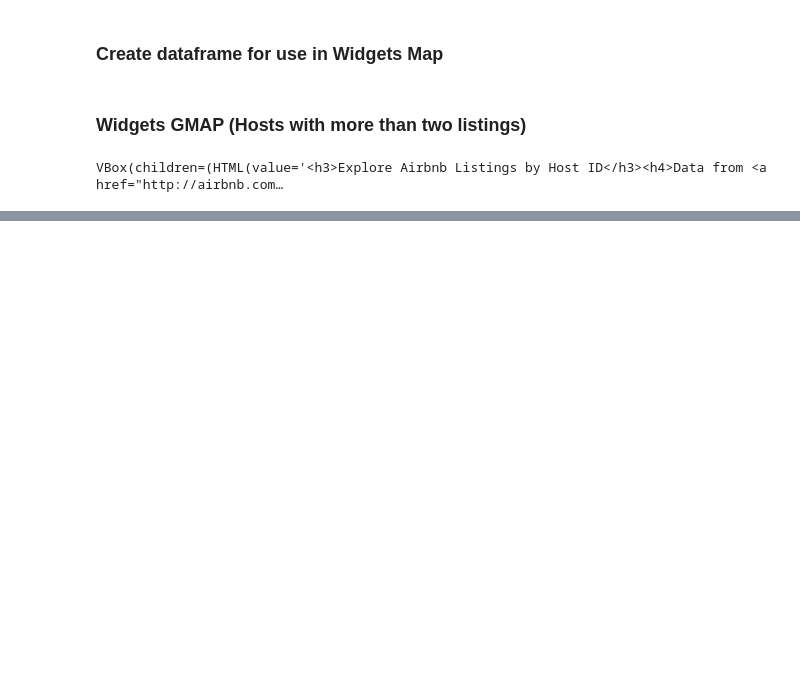
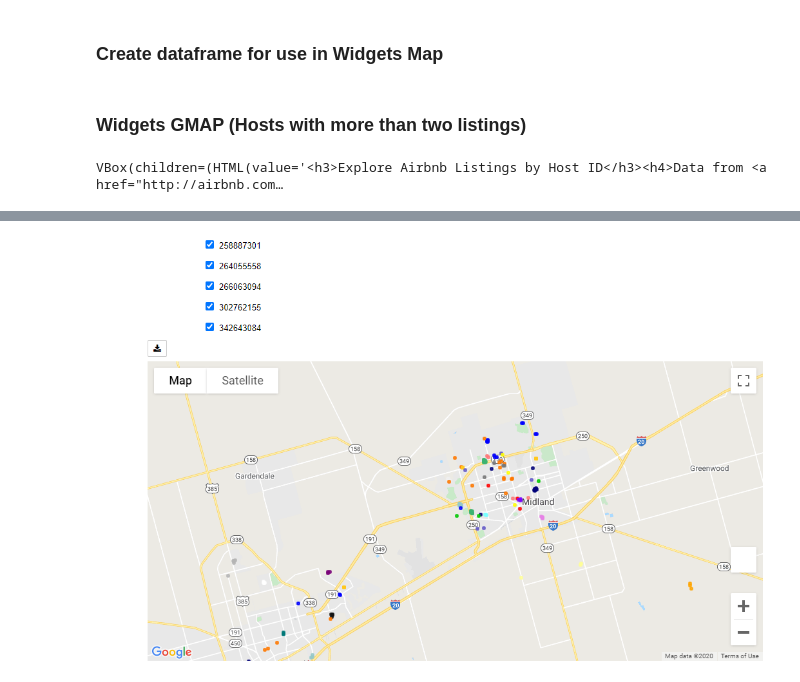
Before and after one commit to kgb89/Airbnb_Midland_TX, a Jupyter notebook: Midland_Airbnb_gmaps.ipynb, the cells around one changed output, grey strips where cells are left out. Drawn from its saved outputs; the diff is of its cells as text; code cells hidden in the pictures; blank space fills up the shorter version.

```diff
--- a/Midland_Airbnb_gmaps.ipynb
+++ b/Midland_Airbnb_gmaps.ipynb
@@ -413,0 +417,5 @@ VBox(children=(HTML(value='<h3>Explore Airbnb Listings by Host ID</h3><h4>Data f
+# %%
+img_h2 = Image.open('Hosts_gmap_2.png')
+img_h2
+# %% [output]
+[figure, added]
```
Also changed, not shown: parts of 3 cells of this notebook.
